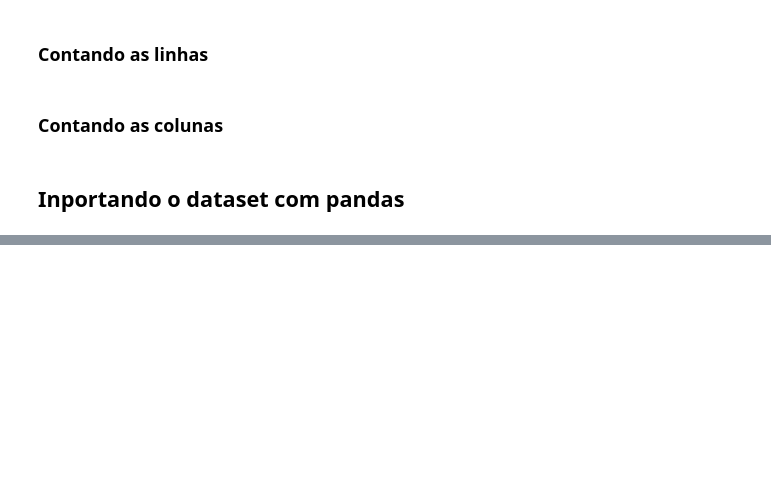
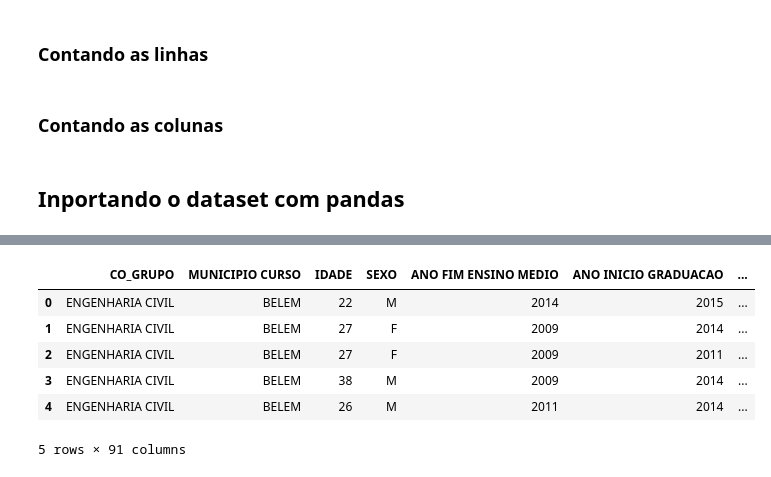
Before and after one commit to alex-repo-alves/Microdados-Enade, a Jupyter notebook: Testes_Carregamento_e_Manipulação_Enade_2019.ipynb, the cells around one changed output, grey strips where cells are left out. Cells and saved outputs as stored; diff of their text form; code cells hidden in the pictures; blank space fills up the shorter version.

```diff
--- a/Testes_Carregamento_e_Manipulação_Enade_2019.ipynb
+++ b/Testes_Carregamento_e_Manipulação_Enade_2019.ipynb
@@ -98,6 +102,16 @@ engenharias_ufpa_csv = engenharias_ufpa_csv.drop(columns=['ANO EXAME', 'CO_IES',
                                                           'NT_CE_D2', 'NT_CE_D3'])
 # %%
 my_report = sv.analyze(engenharias_ufpa_csv)
+# %%
+engenharias_ufpa_csv.head()
+# %% [output]
+|  | CO_GRUPO | MUNICIPIO CURSO | IDADE | SEXO | ANO FIM ENSINO MEDIO | ANO INICIO GRADUACAO | ... |
+| 0 | ENGENHARIA CIVIL | BELEM | 22 | M | 2014 | 2015 | ... |
+| 1 | ENGENHARIA CIVIL | BELEM | 27 | F | 2009 | 2014 | ... |
+| 2 | ENGENHARIA CIVIL | BELEM | 27 | F | 2009 | 2011 | ... |
+| 3 | ENGENHARIA CIVIL | BELEM | 38 | M | 2009 | 2014 | ... |
+| 4 | ENGENHARIA CIVIL | BELEM | 26 | M | 2011 | 2014 | ... |
+5 rows × 91 columns
 # %%
 my_report.show_html()
 # %%
```
Also changed, not shown: parts of 4 cells of this notebook.
